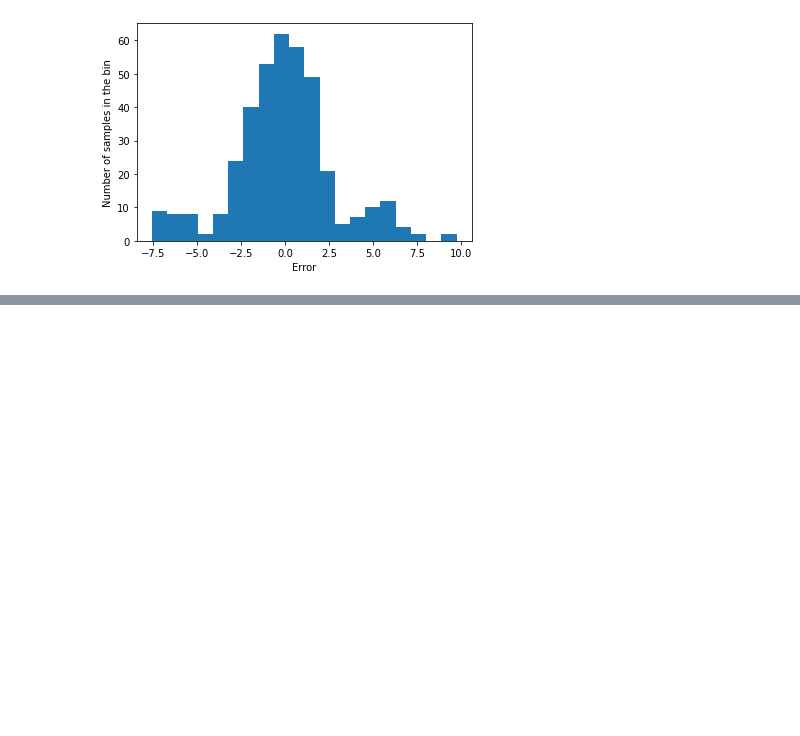
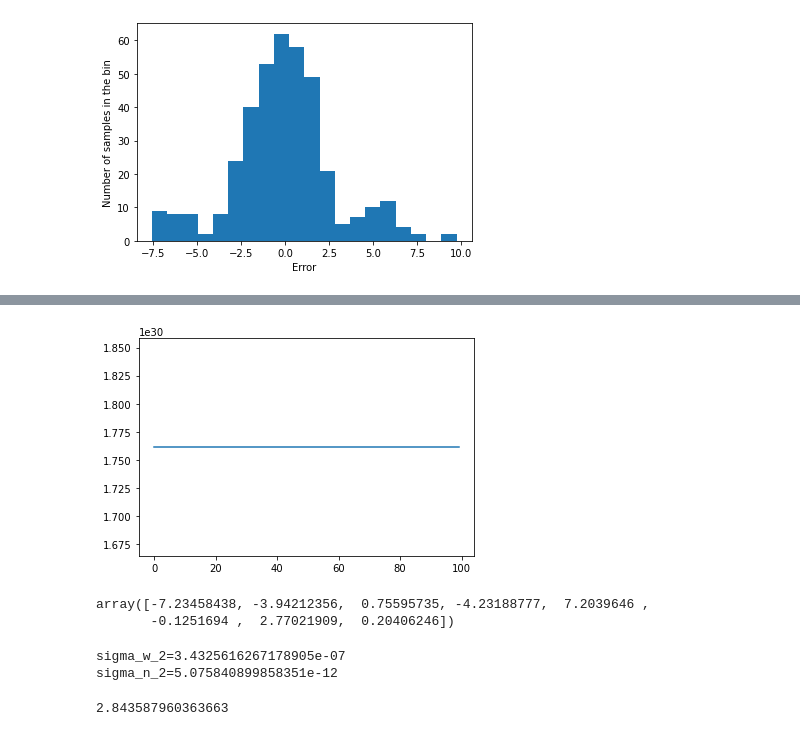
Before and after one commit to jihoonkim888/CM50268-Hamiltonian-Monte-Carlo, a Jupyter notebook: task2.ipynb, the cells around one changed output, grey strips where cells are left out. Drawn from its saved outputs; the diff is of its cells as text; code cells hidden in the pictures; blank space fills up the shorter version.

```diff
--- a/task2.ipynb
+++ b/task2.ipynb
@@ -319,0 +328,23 @@ rmse_test
+# %%
+initial = 10**-4
+a = initial
+b = initial
+c = initial
+d = initial
+
+alpha = stats.gamma.mean(a=a, scale=b)
+beta = stats.gamma.mean(a=c, scale=d)
+
+w = np.zeros(8)
+
+X = X_train
+t = y_train
+# %%
+it = 100
+log_prob_post_list = []
+for i in tqdm(range(it)):
+    q_w, w = calc_log_q_w(X, t, alpha, beta, w)
+    q_alpha, alpha, a, b = calc_log_q_alpha(X, t, alpha, w, a, b)
+    q_beta, beta, c, d = calc_log_q_beta(X, t, beta, w, c, d)
+    log_prob_post = q_w + q_alpha + q_beta
+    log_prob_post_list.append(prob_post)
@@ -319,0 +368,14 @@ rmse_test
+# %%
+plt.plot(log_prob_post_list);
+# %% [output]
+[figure, added]
+# %%
+w
+# %% [output]
+array([-7.23458438, -3.94212356,  0.75595735, -4.23188777,  7.2039646 ,
+       -0.1251694 ,  2.77021909,  0.20406246])
+# %%
+print(f"sigma_w_2={1/alpha} \nsigma_n_2={1/beta}")
+# %% [output]
+sigma_w_2=3.4325616267178905e-07
+sigma_n_2=5.075840899858351e-12
@@ -319,0 +385,4 @@ rmse_test
+# %%
+rmse_test
+# %% [output]
+2.843587960363663
```
Also changed, not shown: parts of 45 cells of this notebook.
